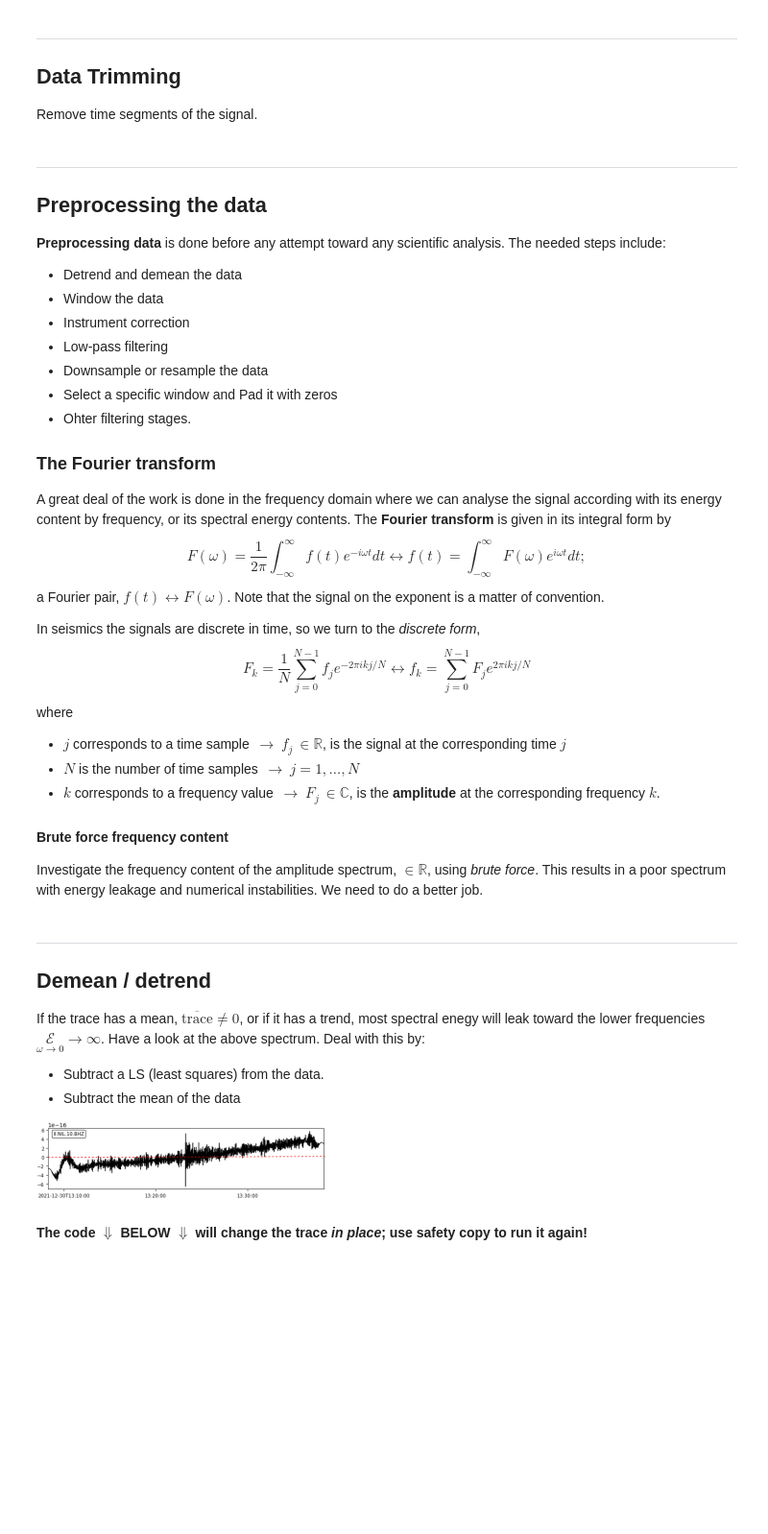
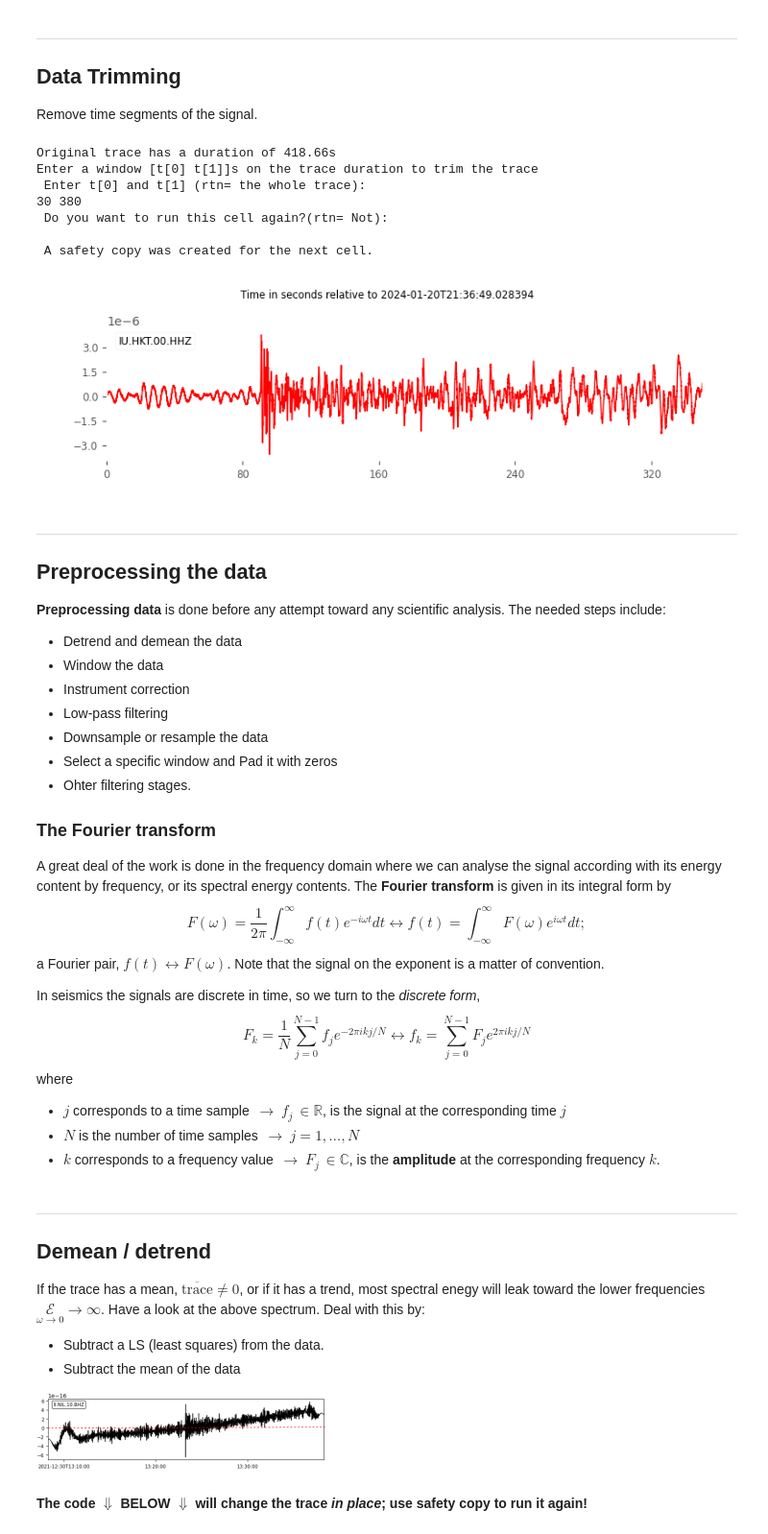
Before and after one commit to jandyr/ProSeisSN, a Jupyter notebook: Unit03/Nbk03.ipynb, the cells around one changed output. Shown: that part at 96% size. Cells and saved outputs as stored; diff of their text form; code cells hidden in the pictures; blank space fills up the shorter version.

```diff
--- a/Unit03/Nbk03.ipynb
+++ b/Unit03/Nbk03.ipynb
@@ -140,34 +167,43 @@ Remove time segments of the signal.
 print(f"Original trace has a duration of {trZ.stats.endtime - trZ.stats.starttime}s")
 print(f"Enter a window [t[0] t[1]]s on the trace duration to trim the trace")
 
 ent = input(f' Enter t[0] and t[1] (rtn= the whole trace):\n') or False
 
 #      +───────────────────────────────────────────────+─> string lists <─+─────────────────────+
 ent = ['0', str(trZ.stats.endtime - trZ.stats.starttime)] if not ent else ent.rstrip().split(' ')
 # Transforms a str list into an ARRAY OF FLOATS
 ent = np.array(ent, dtype=float)
 
 #--------  TRIM trace now ==> NB: trace is modifyed in place!!!
 trZ.trim(trZ.stats.starttime + ent[0], trZ.stats.starttime + ent[-1])
 
 #Plot and print.
 trZ.plot(color='red', type='relative', handle=True)
 trZ
 
 #------------------- Reset the trace from the last cell ------------------
 """
-    THIS PIECE OF CODE BELOW WILL BE SUBSTITUTED WITH A CALL TO A SINPPET LATER
+    THIS PIECE OF CODE BELOW WILL BE SUBSTITUTED LATER WITH A CALL TO A SINPPET:
 
                 tr0, trz = u.AuxReset(tr0, trz)
 """
 ent = input(f' Do you want to run this cell again?(rtn= Not):\n') or False
 if ent:
     trZ = tr0.copy()
     print(f' Original trace copied back.')
 else:
 #         +────────+─> A safety DEEP copy for an eventual reset in the next cell
     tr0 = trZ.copy()
     print(f' A safety copy was created for the next cell.')
+# %% [output]
+Original trace has a duration of 418.66s
+Enter a window [t[0] t[1]]s on the trace duration to trim the trace
+ Enter t[0] and t[1] (rtn= the whole trace):
+30 380
+ Do you want to run this cell again?(rtn= Not):
+
+ A safety copy was created for the next cell.
+[figure, added]
 # %% [markdown]
 ---
 
@@ -199,6 +235,3 @@ where
 - $j$ corresponds to a time sample $\,\rightarrow\:f_j\,\in\mathbb{R}$, is the signal at the corresponding time $j$
 - $N$ is the number of time samples $\,\rightarrow\:j=1,\ldots,N$
 - $k$ corresponds to a frequency value $\,\rightarrow\:F_j\,\in\mathbb{C}$, is the **amplitude** at the corresponding frequency $k$.
-
-#### Brute force frequency content
-Investigate the frequency content of the amplitude spectrum, $\in\mathbb{R}$, using *brute force*. This results in a poor spectrum with energy leakage and numerical instabilities. We need to do a better job.
```
Also changed, not shown: parts of 12 cells of this notebook.
